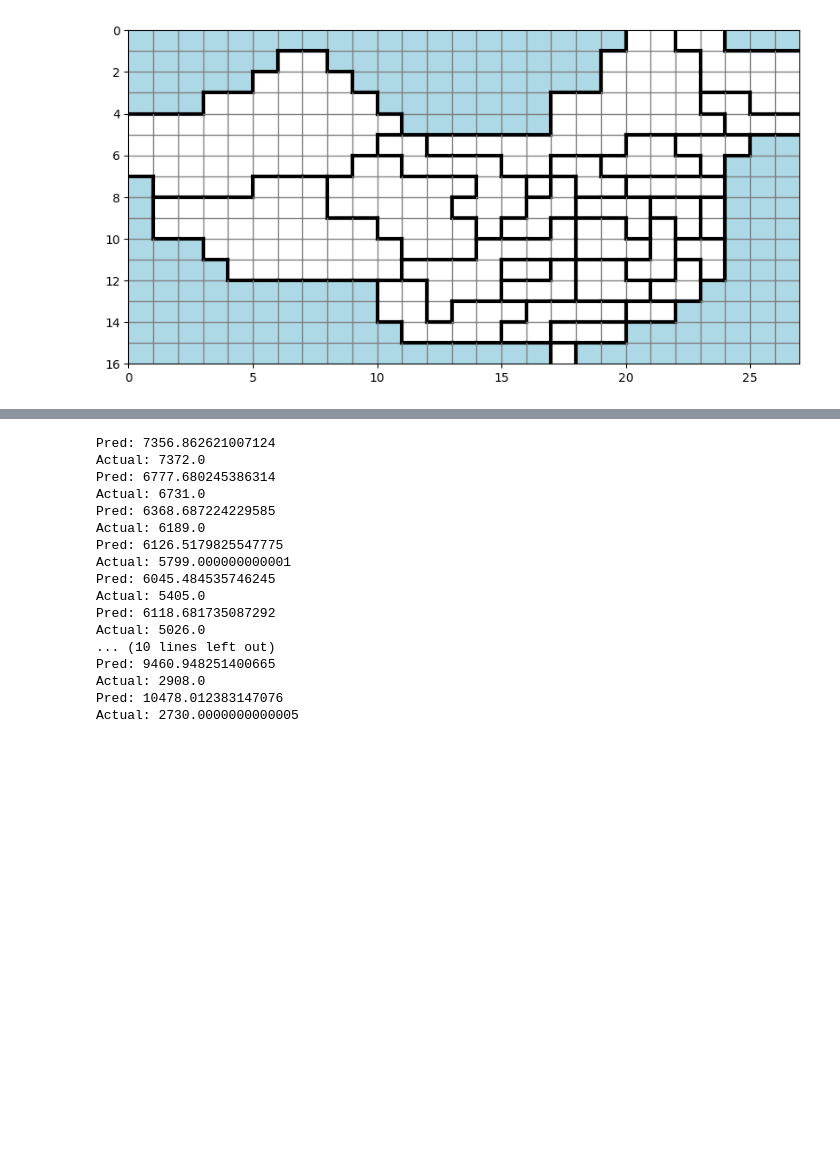
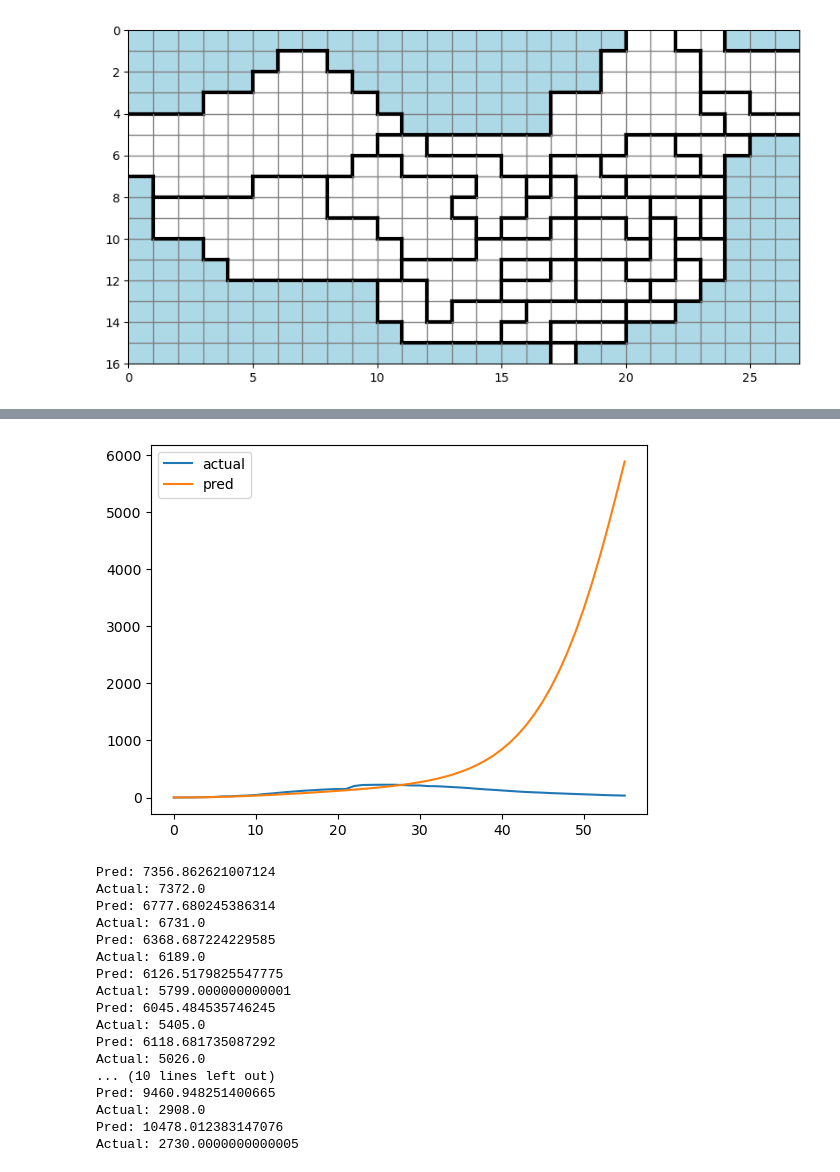
Before and after one commit to IvanRares/Licenta, a Jupyter notebook: Implementare.ipynb, the cells around one changed output, grey strips where cells are left out. Saved outputs shown, nothing was run; the diff lists cells and outputs as text; code cells hidden in the pictures; blank space fills up the shorter version.

```diff
--- a/Implementare.ipynb
+++ b/Implementare.ipynb
@@ -230,3 +276,23 @@ plt.show()
+# %%
+prediction=np.zeros((days,grid.shape[0],grid.shape[1]))
+m=ca_infected[0]
+prediction[0]=m
+p_bar=p[0]
+for i in range(1,days):
+    m_bar=calculate_m_bar(m)
+    p_bar=calculate_p(alpha,beta,gamma,m_bar)
+    m=calculate_m(m_bar,p_bar,q)
+    prediction[i]=m
+
+sums=[ca_infected[i].sum()/258 for i in range(days)]
+pred_sums=[prediction[i].sum()/258 for i in range(days)]
+
+plt.plot(range(days),sums,label="actual")
+plt.plot(range(days),pred_sums,label="pred")
+plt.legend()
+plt.show()
+# %% [output]
+[figure, added]
 # %%
 actual=calculate_ca(prediction_days,grid,test_infected)
 prediction=np.zeros((prediction_days,grid.shape[0],grid.shape[1]))
```
Also changed, not shown: parts of 5 cells of this notebook.
